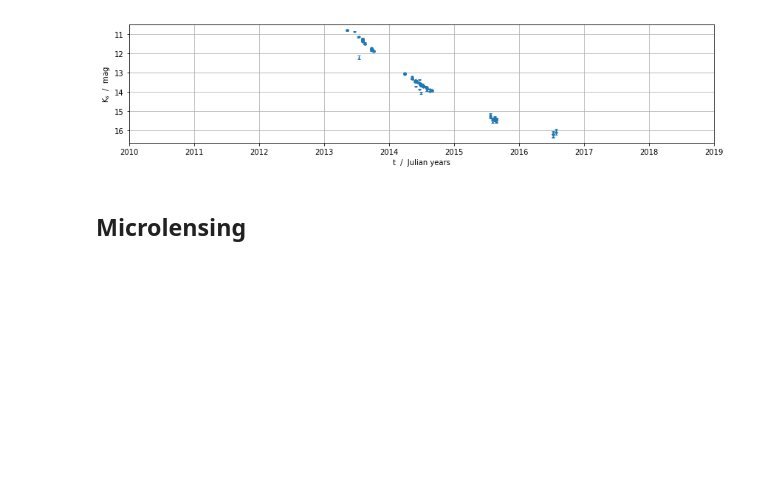
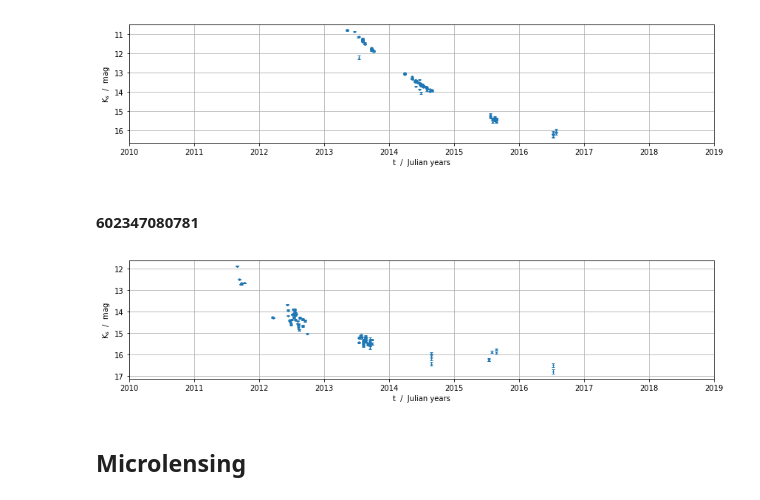
Before and after one commit to lsmithast/virac2_validation, a Jupyter notebook: variable_oddities.ipynb, the cells around one changed output. Cells and saved outputs as stored; diff of their text form; code cells hidden in the pictures; blank space fills up the shorter version.

```diff
--- a/variable_oddities.ipynb
+++ b/variable_oddities.ipynb
@@ -42,6 +42,12 @@ plot_lc(558322030688)
 plot_lc(604403104362)
 # %% [output]
 [figure]
+# %% [markdown]
+#### 602347080781
+# %%
+plot_lc(602347080781)
+# %% [output]
+[figure, added]
 # %% [markdown]
 ## Microlensing
 # %% [markdown]
```
Also changed, not shown: parts of 12 cells of this notebook.
